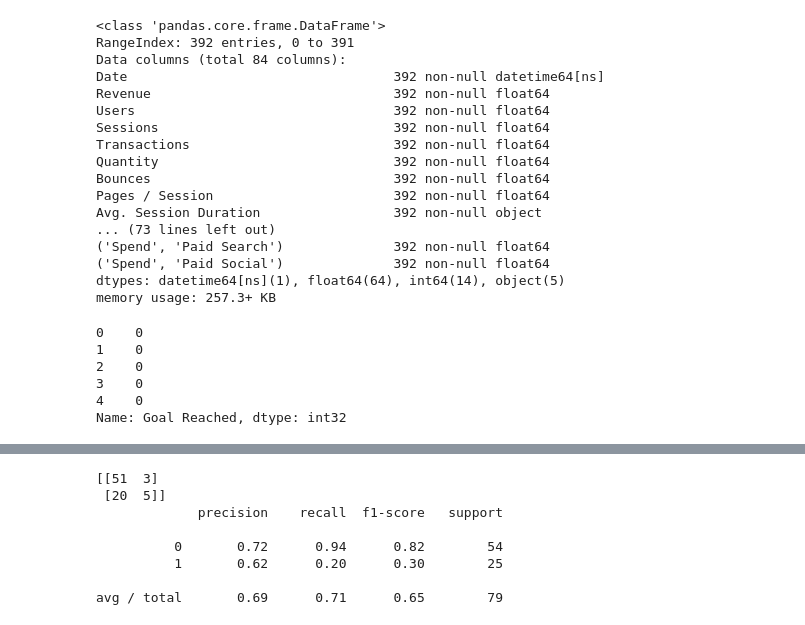
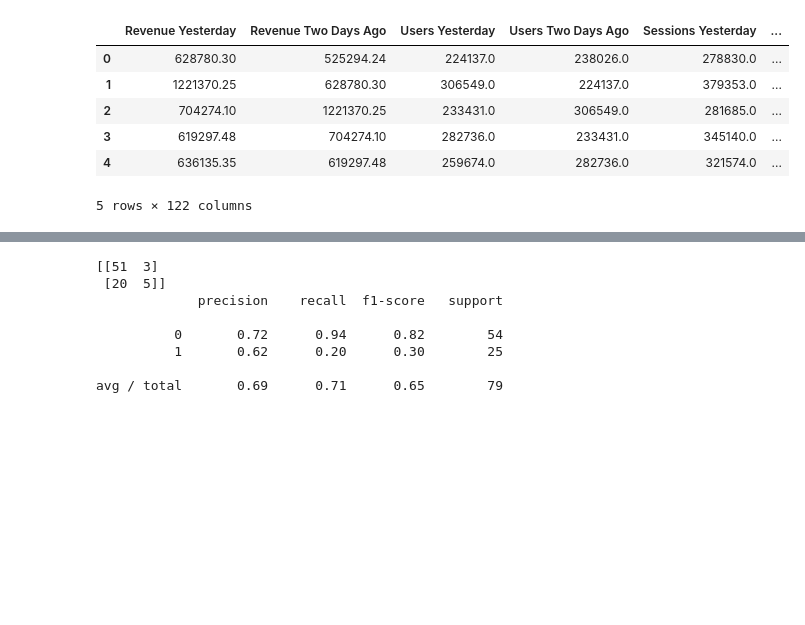
Before and after one commit to juliannarenaud/springboarddatasciencecourse, a Jupyter notebook: Project 1 - Machine Learning-Version2.ipynb, the cells around one changed output, grey strips where cells are left out. Drawn from its saved outputs; the diff is of its cells as text; code cells hidden in the pictures; blank space fills up the shorter version.

```diff
--- a/Project 1 - Machine Learning-Version2.ipynb
+++ b/Project 1 - Machine Learning-Version2.ipynb
@@ -3,43 +3,41 @@ import numpy as np
 import scipy as sp
 import pandas as pd
 import matplotlib.pyplot as plt
-# %%
-#Import file
-df = pd.read_csv('all_df.csv')
-df['Date'] = pd.to_datetime(df['Date'], format='%Y-%m-%d')
-df = df.drop(df.index[358]).reset_index(drop=True)
-df = df.drop(['Unnamed: 0', 'Avg. Session Duration Seconds.1'], axis=1)
-df.info()
-# %% [output]
-<class 'pandas.core.frame.DataFrame'>
-RangeIndex: 392 entries, 0 to 391
-Data columns (total 84 columns):
-Date                                  392 non-null datetime64[ns]
-Revenue                               392 non-null float64
-Users                                 392 non-null float64
-Sessions                              392 non-null float64
-Transactions                          392 non-null float64
-Quantity                              392 non-null float64
-Bounces                               392 non-null float64
-Pages / Session                       392 non-null float64
-Avg. Session Duration                 392 non-null object
-... (73 lines left out)
-('Spend', 'Paid Search')              392 non-null float64
-('Spend', 'Paid Social')              392 non-null float64
-dtypes: datetime64[ns](1), float64(64), int64(14), object(5)
-memory usage: 257.3+ KB
-# %%
-#Create a new column with 1 if they reached or exceeded goal and 0 if they did not
-df['Goal Reached'] = np.where(df['Revenue'] >= df['Daily Revenue Demand Plan'], 1, 0)
-
-print(df['Goal Reached'].head())
-# %% [output]
-0    0
-1    0
-2    0
-3    0
-4    0
-Name: Goal Reached, dtype: int32
+# %%
+#Import file
+df = pd.read_csv('all_df.csv')
+df['Date'] = pd.to_datetime(df['Date'], format='%Y-%m-%d')
+
+#Drop columns that we don't want to use in prediction
+df = df.drop(df.index[358]).reset_index(drop=True)
+df = df.drop(['Unnamed: 0', 'Date', 'Revenue', 'Users', 'Sessions', 'Transactions', 'Quantity', 'Bounces', 'Pages / Session',
+              'Session Duration', 'Avg. Session Duration Seconds', "('Users', '(Other)')", "('Users', 'Affiliate')","('Users', 'CSE')",
+             "('Users', 'Direct')", "('Users', 'Display')", "('Users', 'Email')","('Users', 'Organic Search')",
+             "('Users', 'Organic Social')", "('Users', 'Paid Search')", "('Users', 'Paid Social')", "('Users', 'Partnerships')",
+             "('Users', 'Referral')","('Users', 'Social')", "('Revenue', '(Other)')", "('Revenue', 'Affiliate')",
+             "('Revenue', 'CSE')", "('Revenue', 'Direct')", "('Revenue', 'Display')", "('Revenue', 'Email')",
+             "('Revenue', 'Organic Search')", "('Revenue', 'Organic Social')", "('Revenue', 'Paid Search')",
+             "('Revenue', 'Paid Social')", "('Revenue', 'Partnerships')", "('Revenue', 'Referral')","('Revenue', 'Social')",
+             "('Transactions', '(Other)')", "('Transactions', 'Affiliate')","('Transactions', 'CSE')", "('Transactions', 'Direct')",
+             "('Transactions', 'Display')", "('Transactions', 'Email')","('Transactions', 'Organic Search')",
+             "('Transactions', 'Organic Social')", "('Transactions', 'Paid Search')", "('Transactions', 'Paid Social')",
+             "('Transactions', 'Partnerships')", "('Transactions', 'Referral')","('Transactions', 'Social')","('Users', 'desktop')",
+             "('Users', 'mobile')","('Users', 'tablet')", "('Revenue', 'desktop')", "('Revenue', 'mobile')","('Revenue', 'tablet')", "('Transactions', 'desktop')",
+             "('Transactions', 'mobile')","('Transactions', 'tablet')", "('Spend', 'Affiliate')", "('Spend', 'CSE')",
+             "('Spend', 'Display')", "('Spend', 'PLA')", "('Spend', 'Paid Search')", "('Spend', 'Paid Social')"], axis=1)
+
+#
+df = df.replace([np.inf], np.nan)
+df = df.fillna(0)
+df.head()
+# %% [output]
+|  | Revenue Yesterday | Revenue Two Days Ago | Users Yesterday | Users Two Days Ago | Sessions Yesterday | ... |
+| 0 | 628780.30 | 525294.24 | 224137.0 | 238026.0 | 278830.0 | ... |
+| 1 | 1221370.25 | 628780.30 | 306549.0 | 224137.0 | 379353.0 | ... |
+| 2 | 704274.10 | 1221370.25 | 233431.0 | 306549.0 | 281685.0 | ... |
+| 3 | 619297.48 | 704274.10 | 282736.0 | 233431.0 | 345140.0 | ... |
+| 4 | 636135.35 | 619297.48 | 259674.0 | 282736.0 | 321574.0 | ... |
+5 rows × 122 columns
 # %%
 from sklearn.neighbors import KNeighborsClassifier
 from sklearn.model_selection import train_test_split
```
Also changed, not shown: parts of 11 cells of this notebook.
